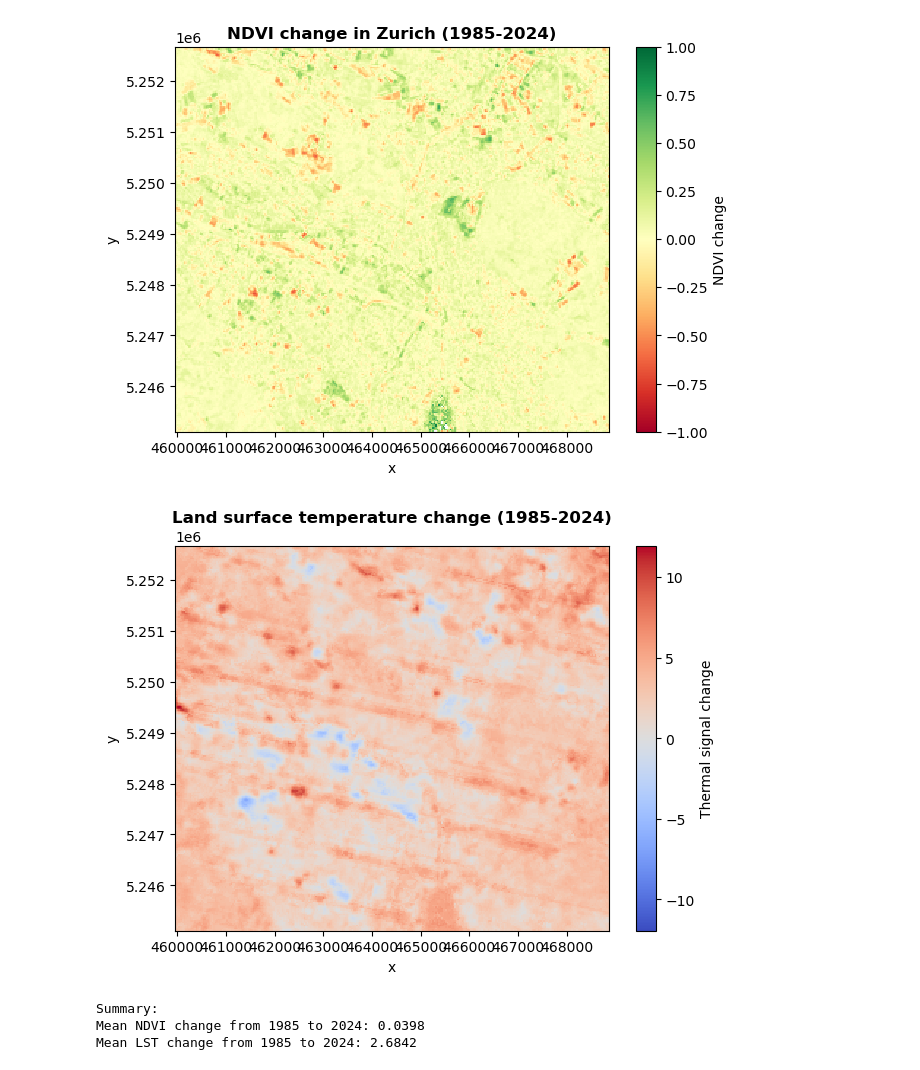
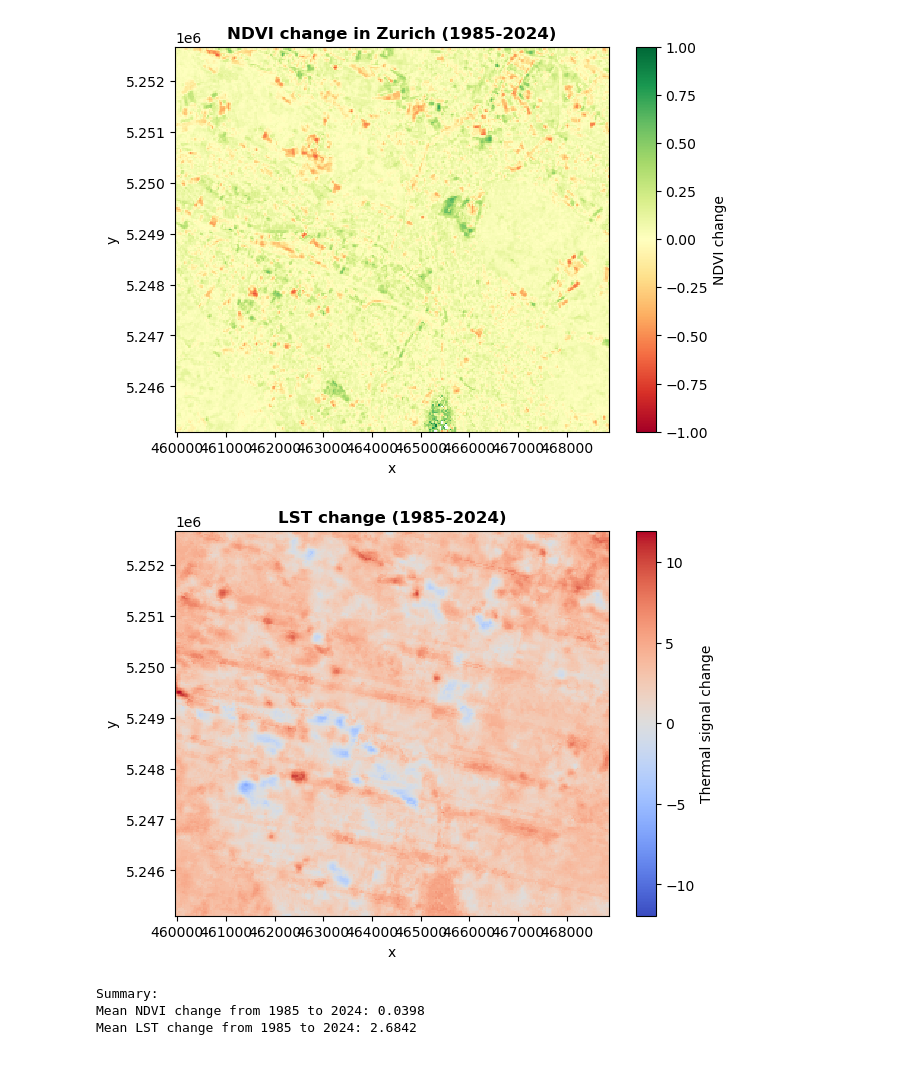
Before and after one commit to silhoe/SDS_project, a Jupyter notebook: notebooks/Project3.ipynb, the cells around one changed output. Cells and saved outputs as stored; diff of their text form; code cells hidden in the pictures.

```diff
--- a/notebooks/Project3.ipynb
+++ b/notebooks/Project3.ipynb
@@ -423,20 +409,20 @@ plt.show()
 # %% [output]
 [figure]
 # %%
-# plot LST change
+# Visualize the change in Urban Heat patterns between 1985 and 2024 (TIR1 change mask)
 lst_change.plot(
     figsize=(7,5),
     cmap="coolwarm",
     cbar_kwargs={
         "label": "Thermal signal change"
     }
 )
-plt.title("Land surface temperature change (1985-2024)",
+plt.title("LST change (1985-2024)",
          fontsize=12,
          fontweight="bold")
 
 fig.savefig("../figures/LST_change", bbox_inches="tight")
 plt.show()
 # %% [output]
-[figure, old version]
+[figure, new version]
 # %%
```
Also changed, not shown: parts of 17 cells of this notebook, 7 other files.
